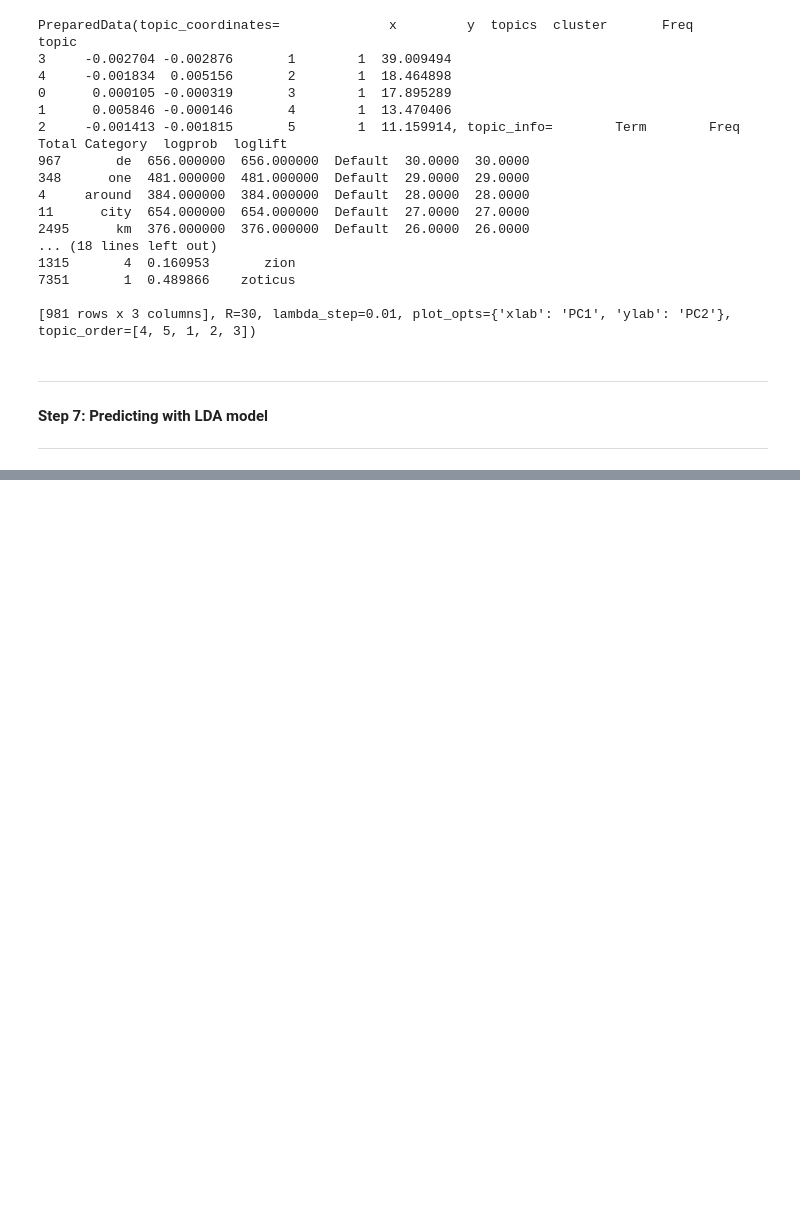
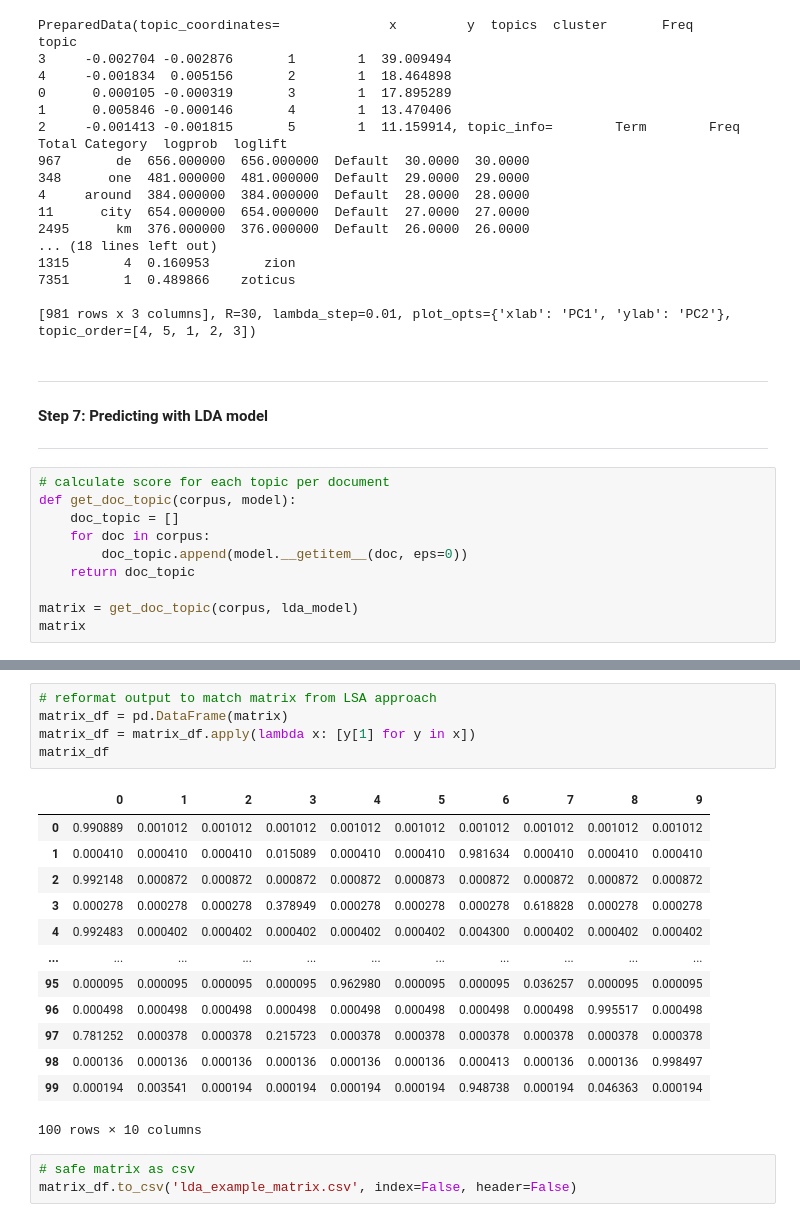
Before and after one commit to HenryMangold/WI3_DataScience, a Jupyter notebook: Task 2/task2b_topicmodel_lda.ipynb, the cells around one changed output, grey strips where cells are left out. Saved outputs shown, nothing was run; the diff lists cells and outputs as text; blank space fills up the shorter version.

```diff
--- a/Task 2/task2b_topicmodel_lda.ipynb
+++ b/Task 2/task2b_topicmodel_lda.ipynb
@@ -241,3 +244,13 @@ topic
 ** **
 #### Step 7: Predicting with LDA model <a id="model_prediction"></a>
 ** **
+# %%
+# calculate score for each topic per document
+def get_doc_topic(corpus, model):
+    doc_topic = []
+    for doc in corpus:
+        doc_topic.append(model.__getitem__(doc, eps=0))
+    return doc_topic
+
+matrix = get_doc_topic(corpus, lda_model)
+matrix
@@ -243,0 +275,22 @@ topic
+# %%
+# reformat output to match matrix from LSA approach
+matrix_df = pd.DataFrame(matrix)
+matrix_df = matrix_df.apply(lambda x: [y[1] for y in x])
+matrix_df
+# %% [output]
+|  | 0 | 1 | 2 | 3 | 4 | 5 | 6 | 7 | 8 | 9 |
+| 0 | 0.990889 | 0.001012 | 0.001012 | 0.001012 | 0.001012 | 0.001012 | 0.001012 | 0.001012 | 0.001012 | 0.001012 |
+| 1 | 0.000410 | 0.000410 | 0.000410 | 0.015089 | 0.000410 | 0.000410 | 0.981634 | 0.000410 | 0.000410 | 0.000410 |
+| 2 | 0.992148 | 0.000872 | 0.000872 | 0.000872 | 0.000872 | 0.000873 | 0.000872 | 0.000872 | 0.000872 | 0.000872 |
+| 3 | 0.000278 | 0.000278 | 0.000278 | 0.378949 | 0.000278 | 0.000278 | 0.000278 | 0.618828 | 0.000278 | 0.000278 |
+| 4 | 0.992483 | 0.000402 | 0.000402 | 0.000402 | 0.000402 | 0.000402 | 0.004300 | 0.000402 | 0.000402 | 0.000402 |
+| ... | ... | ... | ... | ... | ... | ... | ... | ... | ... | ... |
+| 95 | 0.000095 | 0.000095 | 0.000095 | 0.000095 | 0.962980 | 0.000095 | 0.000095 | 0.036257 | 0.000095 | 0.000095 |
+| 96 | 0.000498 | 0.000498 | 0.000498 | 0.000498 | 0.000498 | 0.000498 | 0.000498 | 0.000498 | 0.995517 | 0.000498 |
+| 97 | 0.781252 | 0.000378 | 0.000378 | 0.215723 | 0.000378 | 0.000378 | 0.000378 | 0.000378 | 0.000378 | 0.000378 |
+| 98 | 0.000136 | 0.000136 | 0.000136 | 0.000136 | 0.000136 | 0.000136 | 0.000413 | 0.000136 | 0.000136 | 0.998497 |
+| 99 | 0.000194 | 0.003541 | 0.000194 | 0.000194 | 0.000194 | 0.000194 | 0.948738 | 0.000194 | 0.046363 | 0.000194 |
+100 rows × 10 columns
+# %%
+# safe matrix as csv
+matrix_df.to_csv('lda_example_matrix.csv', index=False, header=False)
```
Also changed, not shown: parts of 7 cells of this notebook, 1 other file.
